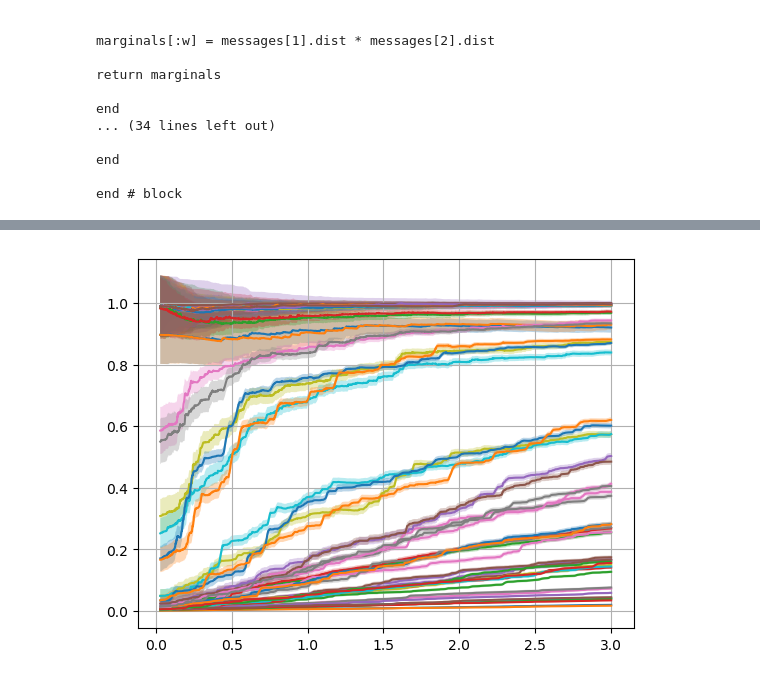
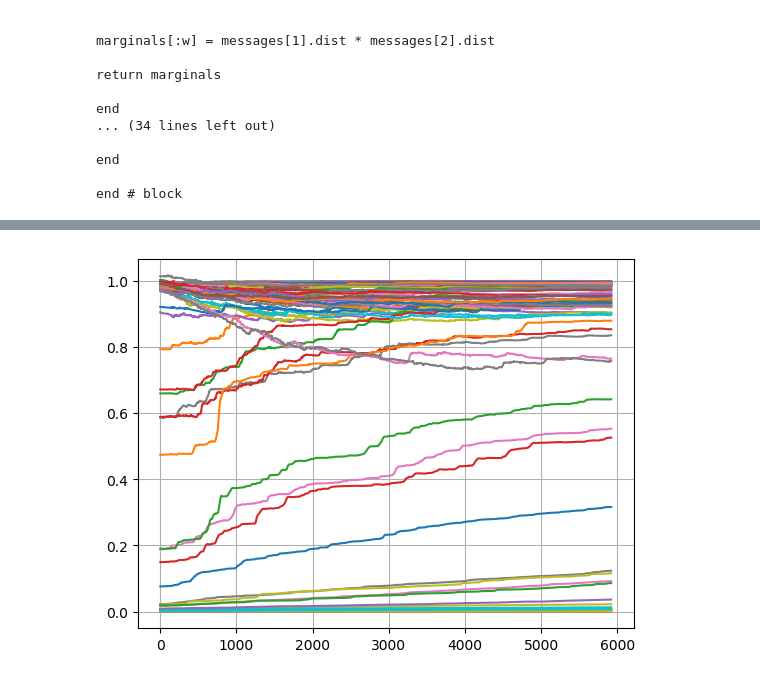
Before and after one commit to biaslab/SituatedSoundscaping, a Jupyter notebook: ARFB_modelling/ARFB_MV_airco.ipynb, the cells around one changed output, grey strips where cells are left out. Drawn from its saved outputs; the diff is of its cells as text; code cells hidden in the pictures.

```diff
--- a/ARFB_modelling/ARFB_MV_airco.ipynb
+++ b/ARFB_modelling/ARFB_MV_airco.ipynb
@@ -202,6 +204,7 @@ yi = preprocess(xi, fs, fs_desired=2000)
 N = length(yi)
 t = collect(1:N)/2000
 fs = 2000
+nr_freqs = 39
 
 audioplayers(yi, fs=2000);
 # %% [output]
@@ -267,25 +463,26 @@ yifftr = real.(yifft)
 # %%
-μ_θ_mem = Array{Float64,2}(undef, N, 2*length(f))
-Σ_θ_mem = Array{Float64,2}(undef, N, 2*length(f))
-μ_s_mem = Array{Float64,2}(undef, N, 2*length(f))
-μ_x_mem = Array{Float64,1}(undef, N)
+N = nr_samples_train
+μ_θ_mem = Array{Float64,2}(undef, N, 2*nr_freqs)
+Σ_θ_mem = Array{Float64,2}(undef, N, 2*nr_freqs)
+μ_s_mem = Array{Float64,2}(undef, N, 2*nr_freqs)
+μ_x_mem = Array{Float64,1}(undef, nr_samples_train)
 Σ_x_mem = Array{Float64,1}(undef, N)
-v_w_mem = Array{Float64,2}(undef, N, 2*length(f))
+v_w_mem = Array{Float64,2}(undef, N, 2*nr_freqs)
 det_v_w_mem = Array{Float64,1}(undef, N)
 
 # priors
-μ_smin = zeros(2*length(f))
-Σ_smin = 100*Ic(2*length(f))
-μ_θ = ones(2*length(f)) # ρ
-Σ_θ = 1e-2*Ic(2*length(f))
-v_w = 100*diagm(ρw)/(2*length(f) + 2) # was 10
-nu_w = 2*length(f) + 2
-Σ_x = 1e-4*Ic(bufsize)
+μ_smin = zeros(2*nr_freqs)
+Σ_smin = 100*Ic(2*nr_freqs)
+μ_θ = repeat(ρ, inner=2)
+Σ_θ = 0.001*diagm(ones(2*nr_freqs))
+v_w = diagm(1 ./repeat(σ2, inner=2))/(2*nr_freqs)
+nu_w = 2*nr_freqs
+Σ_x = 1e-8*Ic(bufsize)
 
-p = Progress(N-bufsize)
-    marginals = Dict()
+p = Progress(nr_samples_train)
+marginals = Dict()
 
-for n = bufsize:N
+for n = 1:nr_samples_train
 
     next!(p)
 
@@ -302,14 +499,14 @@ for n = bufsize:N
     data[:Σ_θ] = Σ_θ
     data[:v_w] = v_w
     data[:nu_w] = nu_w
-    data[:c] = reshape( [cos.(2*pi*f*t[n-bufsize+1:n]') sin.(2*pi*f*t[n-bufsize+1:n]')]', bufsize, 2*length(f))#cos.(2*pi*f*t[n-bufsize+1:n]')'
+    data[:c] = reshape( [cos.(2*pi*f*t_t[n]') sin.(2*pi*f*t_t[n]')]', bufsize, 2*nr_freqs)#cos.(2*pi*f*t[n-bufsize+1:n]')'
     data[:Σ_x] = Σ_x*Ic(bufsize)
-    data[:y] = yi[n-bufsize+1:n]
+    data[:y] = signal_t[n] .- mean(signal_t[n])
 
     # make prediction
     messages = Array{Message}(undef, 4)
     Base.invokelatest(steps!, data, marginals, messages)
-    μ_x_mem[n] = ForneyLab.unsafeMean(messages[2].dist)[end]
+    μ_x_mem[n] = ForneyLab.unsafeMean(messages[2].dist)[end] .+ mean(signal_t[n])
     Σ_x_mem[n] = ForneyLab.unsafeCov(messages[2].dist)[end,end]
 
     # perform updates
@@ -338,9 +535,9 @@ for n = bufsize:N
 end
 # %%
 for k = 1:size(μ_θ_mem,2)
-    plt.plot(t[bufsize:end], μ_θ_mem[bufsize:end,k])
-    plt.fill_between(t[bufsize:end], μ_θ_mem[bufsize:end,k].+sqrt.(Σ_θ_mem[bufsize:end,k]), μ_θ_mem[bufsize:end,k].-sqrt.(Σ_θ_mem[bufsize:end,k]), alpha=0.3)
+    plt.plot(μ_θ_mem[1:nr_samples_train,k])
+    #plt.fill_between(t[bufsize:end], μ_θ_mem[1:nr_samples_train,k].+sqrt.(Σ_θ_mem[bufsize:end,k]), μ_θ_mem[bufsize:end,k].-sqrt.(Σ_θ_mem[bufsize:end,k]), alpha=0.3)
 end
 plt.grid()
 # %% [output]
-[figure, old version]
+[figure, new version]
```
Also changed, not shown: parts of 24 cells of this notebook, 18 other files.
